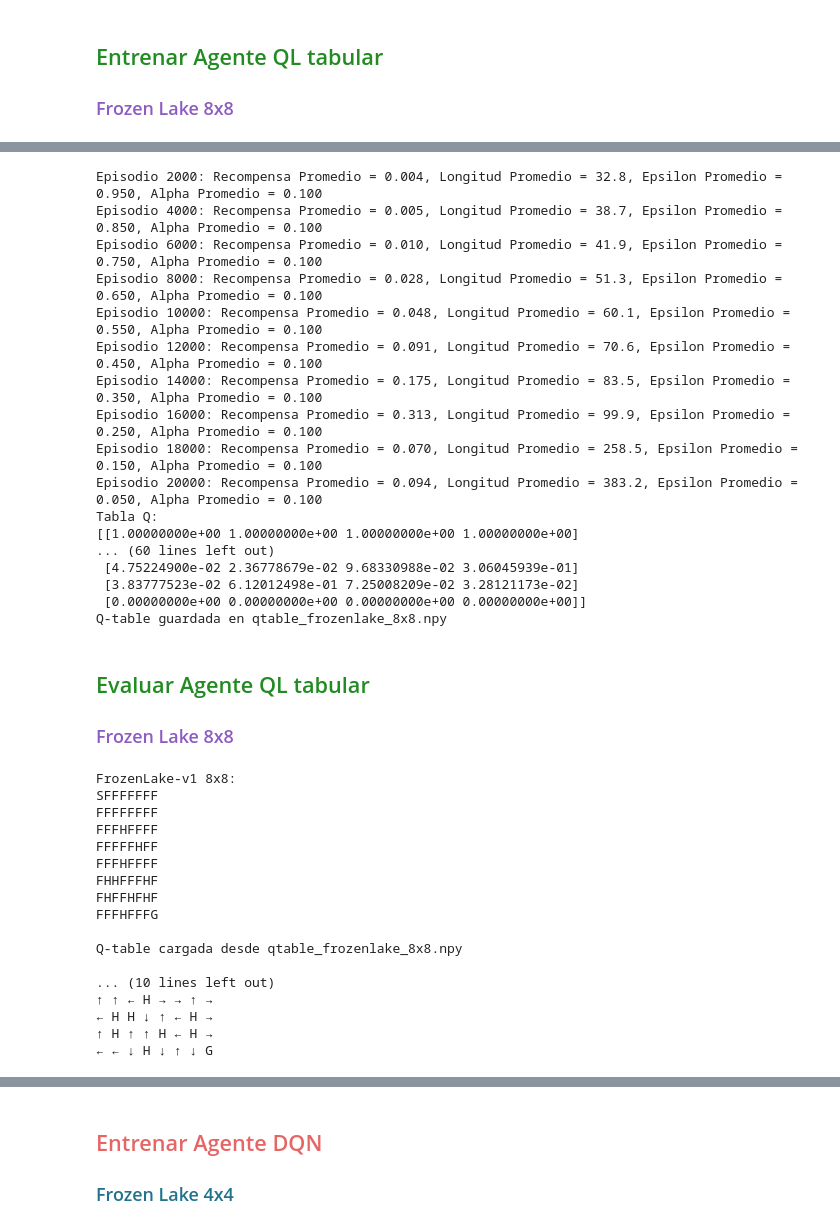
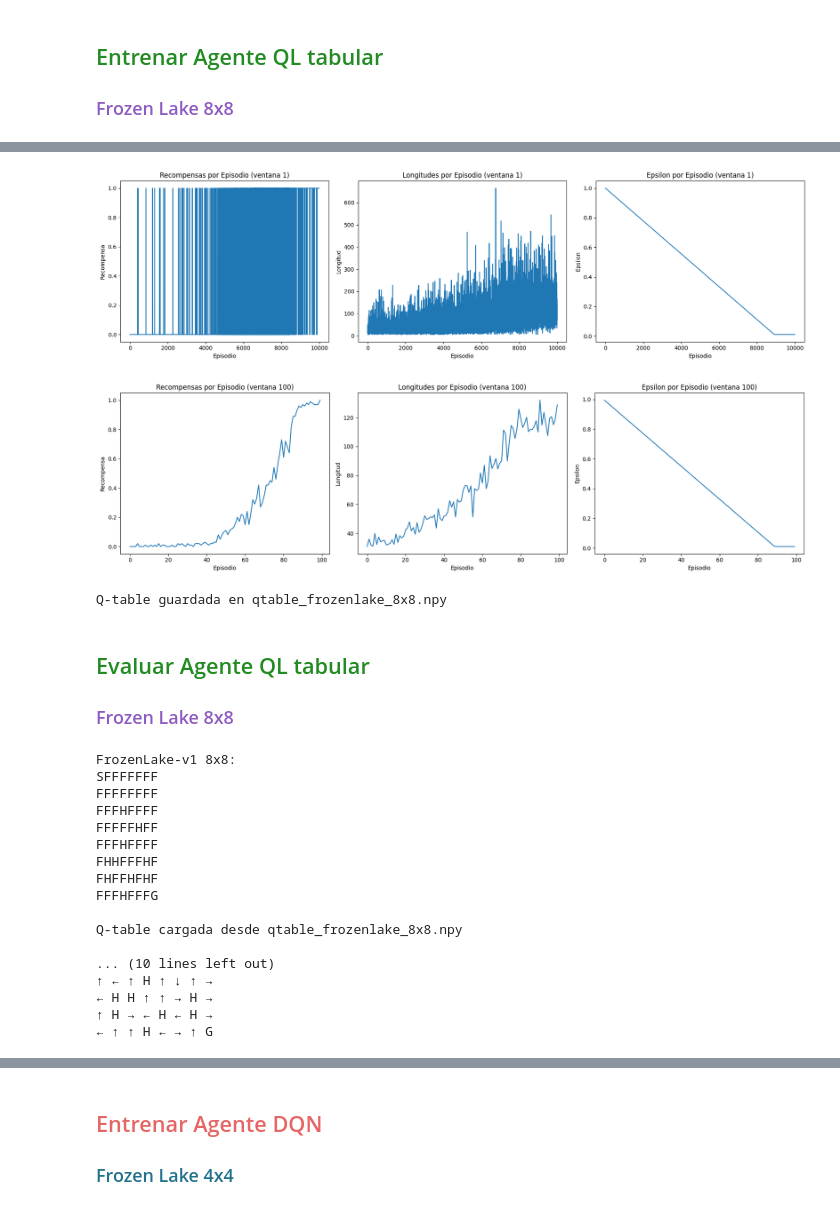
Before and after one commit to Ezequiel-Capo/MachineLearningLab, a Jupyter notebook: LAB2/lab2.ipynb, the cells around one changed output, grey strips where cells are left out. Cells and saved outputs as stored; diff of their text form; code cells hidden in the pictures.

```diff
--- a/LAB2/lab2.ipynb
+++ b/LAB2/lab2.ipynb
@@ -820,36 +905,37 @@ Estrategia  Alpha  Decay  Tasa de victoria  Recompensa promedio  Desviación est
 # %%
 # Entrenar  Agente Q-Learning en FrozenLake-v1 8x8
-env = gym.make("FrozenLake-v1", map_name="8x8", is_slippery=True, render_mode="ansi",  max_episode_steps=500)
-epsilon_strategy = EpsilonStrLinear(epsilon=1.0, epsilon_min=0.01, decay_steps=20000)
+decay_steps = 9000
+eps_min = 0.01
+episodios = decay_steps + 1000
+max_episode_steps = 1000
+
+env = gym.make("FrozenLake-v1", map_name="8x8", is_slippery=True, render_mode="ansi",  max_episode_steps=max_episode_steps)
+
+#Estrategia de epsilon decay, óptima según experimentos
+epsilon_strategy = EpsilonStrLinear(epsilon=1.0, epsilon_min=eps_min, decay_steps=decay_steps)
 agente = AgenteQLearning(env.observation_space, env.action_space, gamma=1, alpha=0.05, epsilon_strategy=epsilon_strategy)
 estado, _ = env.reset()
-resultados, longitudes = entrenar_agente(agente, env, num_episodios=20000, verbose=True)
-agente.imprimirQtable()
+resultados, longitudes, epsilons = entrenar_agente(agente, env, num_episodios=episodios, verbose=False, max_pasos=max_episode_steps)
+graficar_resultados(resultados, longitudes, epsilons)
+ventana = episodios // 100
+# Promediamos resultados, longitudes y epsilons
+resultados_prom = promediar_por_bloques(resultados, ventana)
+longitudes_prom = promediar_por_bloques(longitudes, ventana)
+epsilons_prom = promediar_por_bloques(epsilons, ventana)
+graficar_resultados(resultados_prom, longitudes_prom, epsilons_prom, ventana=ventana)
+
+#agente.imprimirQtable()
 agente.guardar_qtable("qtable_frozenlake_8x8.npy")
 env.close()
 # %% [output]
+[figure, added]
+[figure, added]
-Episodio 2000: Recompensa Promedio = 0.004, Longitud Promedio = 32.8, Epsilon Promedio = 0.950, Alpha Promedio = 0.100
-Episodio 4000: Recompensa Promedio = 0.005, Longitud Promedio = 38.7, Epsilon Promedio = 0.850, Alpha Promedio = 0.100
-Episodio 6000: Recompensa Promedio = 0.010, Longitud Promedio = 41.9, Epsilon Promedio = 0.750, Alpha Promedio = 0.100
-Episodio 8000: Recompensa Promedio = 0.028, Longitud Promedio = 51.3, Epsilon Promedio = 0.650, Alpha Promedio = 0.100
-Episodio 10000: Recompensa Promedio = 0.048, Longitud Promedio = 60.1, Epsilon Promedio = 0.550, Alpha Promedio = 0.100
-Episodio 12000: Recompensa Promedio = 0.091, Longitud Promedio = 70.6, Epsilon Promedio = 0.450, Alpha Promedio = 0.100
-Episodio 14000: Recompensa Promedio = 0.175, Longitud Promedio = 83.5, Epsilon Promedio = 0.350, Alpha Promedio = 0.100
-Episodio 16000: Recompensa Promedio = 0.313, Longitud Promedio = 99.9, Epsilon Promedio = 0.250, Alpha Promedio = 0.100
-Episodio 18000: Recompensa Promedio = 0.070, Longitud Promedio = 258.5, Epsilon Promedio = 0.150, Alpha Promedio = 0.100
-Episodio 20000: Recompensa Promedio = 0.094, Longitud Promedio = 383.2, Epsilon Promedio = 0.050, Alpha Promedio = 0.100
-Tabla Q:
-[[1.00000000e+00 1.00000000e+00 1.00000000e+00 1.00000000e+00]
-... (60 lines left out)
- [4.75224900e-02 2.36778679e-02 9.68330988e-02 3.06045939e-01]
- [3.83777523e-02 6.12012498e-01 7.25008209e-02 3.28121173e-02]
- [0.00000000e+00 0.00000000e+00 0.00000000e+00 0.00000000e+00]]
 Q-table guardada en qtable_frozenlake_8x8.npy
 # %% [markdown]
 <h2 style="color: #228B22;">Evaluar Agente QL tabular</h2>
 <h3 style="color: #8e5bc0ff;">Frozen Lake 8x8</h3>
 # %%
-env = gym.make("FrozenLake-v1", map_name="8x8", is_slippery=True, render_mode="ansi",  max_episode_steps=500)
+env = gym.make("FrozenLake-v1", map_name="8x8", is_slippery=True, render_mode="ansi",  max_episode_steps=1000)
 agente = AgenteQLearning(env.observation_space, env.action_space)
 estado, _ = env.reset()
 print(f"FrozenLake-v1 8x8: {env.render()}")
@@ -872,7 +958,7 @@ FFFHFFFG
 Q-table cargada desde qtable_frozenlake_8x8.npy
 
 ... (10 lines left out)
-↑ ↑ ← H → → ↑ →
-← H H ↓ ↑ ← H →
-↑ H ↑ ↑ H ← H →
-← ← ↓ H ↓ ↑ ↓ G
+↑ ← ↑ H ↑ ↓ ↑ →
+← H H ↑ ↑ → H →
+↑ H → ← H ← H →
+← ↑ ↑ H ← → ↑ G
```
Also changed, not shown: parts of 31 cells of this notebook, 5 other files.
